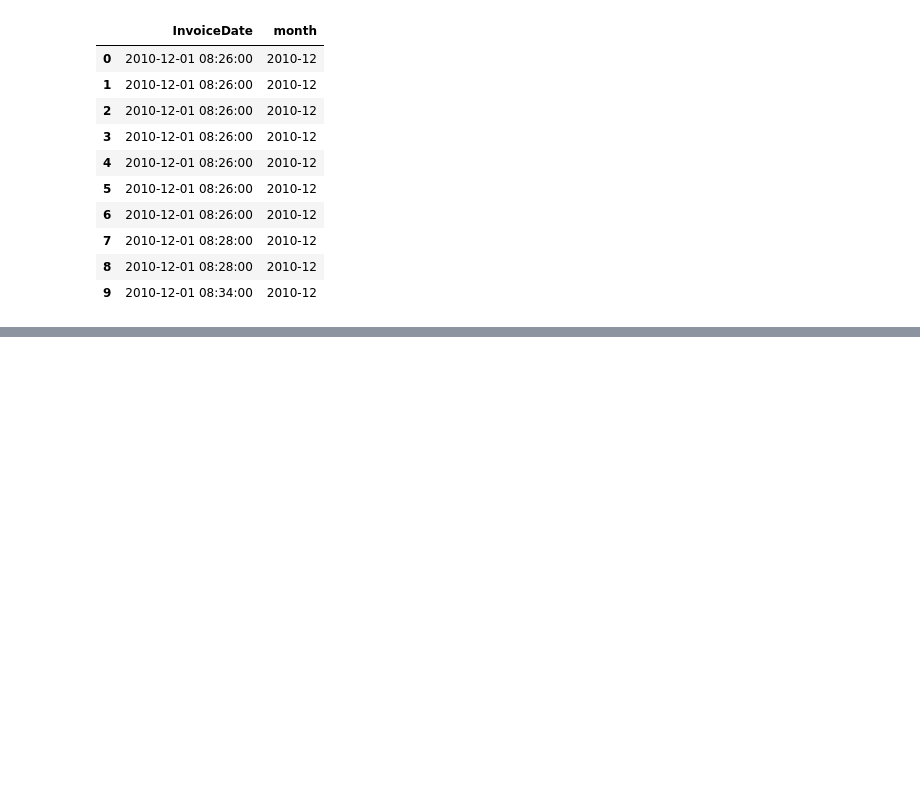
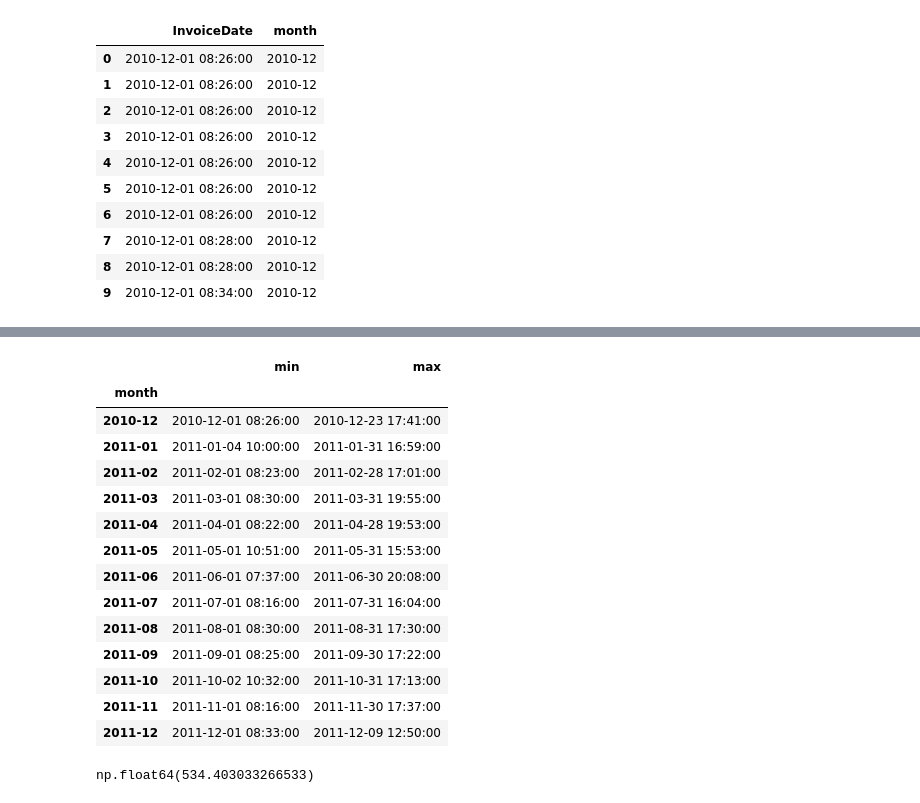
Before and after one commit to phawatboom/datascience_practice, a Jupyter notebook: 01_load_and_inspect.ipynb, the cells around one changed output, grey strips where cells are left out. Drawn from its saved outputs; the diff is of its cells as text; code cells hidden in the pictures; blank space fills up the shorter version.

Commit message:
feat: learn groupby, agg, and complex masks

```diff
--- a/01_load_and_inspect.ipynb
+++ b/01_load_and_inspect.ipynb
@@ -244,0 +263,26 @@ sales[["InvoiceDate", "month"]].head(10)
+# %%
+sales.groupby("month")["InvoiceDate"].agg(["min", "max"])
+# %% [output]
+|  | min | max |
+| month |  |  |
+| 2010-12 | 2010-12-01 08:26:00 | 2010-12-23 17:41:00 |
+| 2011-01 | 2011-01-04 10:00:00 | 2011-01-31 16:59:00 |
+| 2011-02 | 2011-02-01 08:23:00 | 2011-02-28 17:01:00 |
+| 2011-03 | 2011-03-01 08:30:00 | 2011-03-31 19:55:00 |
+| 2011-04 | 2011-04-01 08:22:00 | 2011-04-28 19:53:00 |
+| 2011-05 | 2011-05-01 10:51:00 | 2011-05-31 15:53:00 |
+| 2011-06 | 2011-06-01 07:37:00 | 2011-06-30 20:08:00 |
+| 2011-07 | 2011-07-01 08:16:00 | 2011-07-31 16:04:00 |
+| 2011-08 | 2011-08-01 08:30:00 | 2011-08-31 17:30:00 |
+| 2011-09 | 2011-09-01 08:25:00 | 2011-09-30 17:22:00 |
+| 2011-10 | 2011-10-02 10:32:00 | 2011-10-31 17:13:00 |
+| 2011-11 | 2011-11-01 08:16:00 | 2011-11-30 17:37:00 |
+| 2011-12 | 2011-12-01 08:33:00 | 2011-12-09 12:50:00 |
+# %%
+revenue_by_invoice =(
+    sales.groupby("InvoiceNo")["line_revenue"].sum()
+)
+
+revenue_by_invoice.mean()
+# %% [output]
+np.float64(534.403033266533)
```
Also changed, not shown: parts of 5 cells of this notebook.
